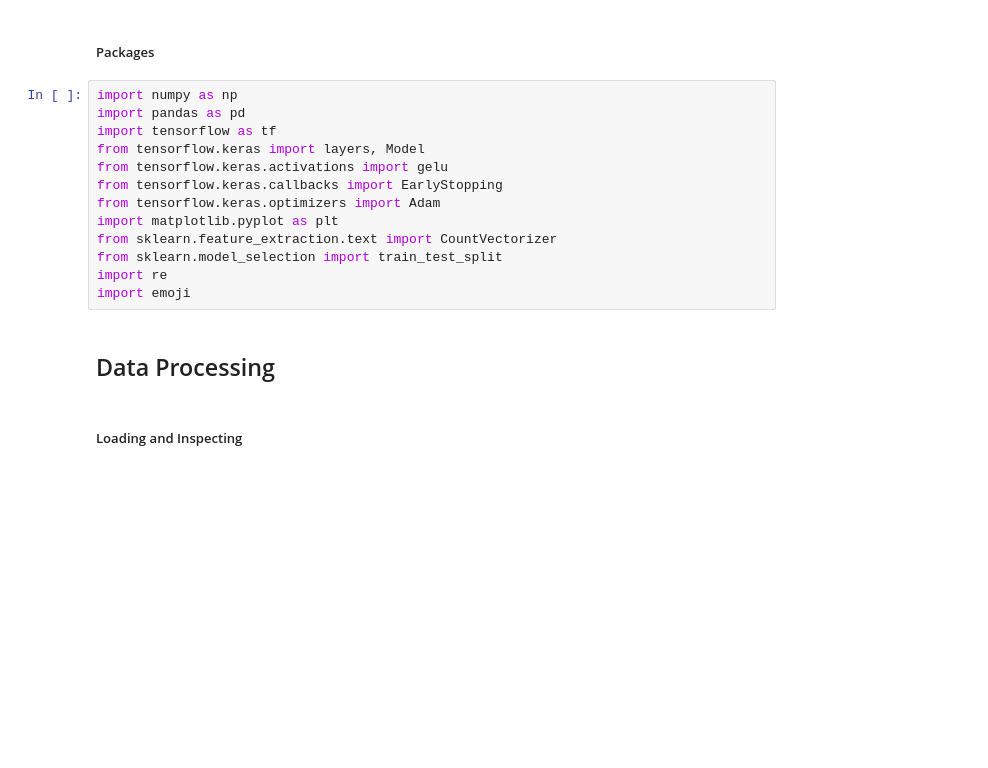
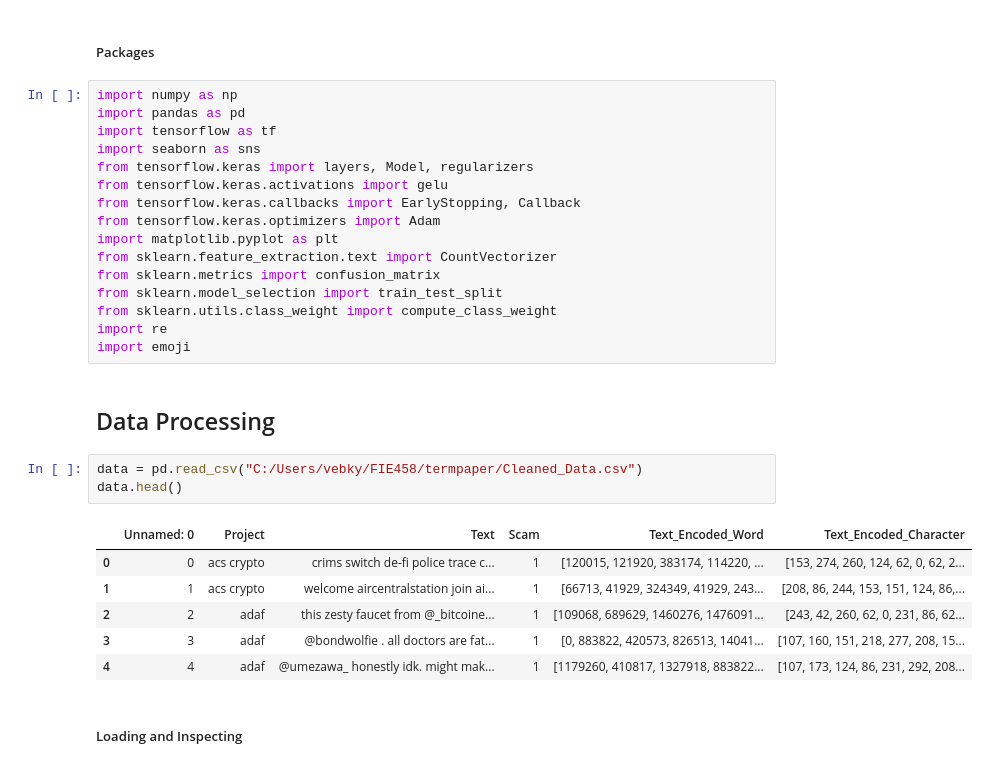
Before and after one commit to vebyorn/NHH, a Jupyter notebook: Deep Learning/BOWCNN.ipynb, the cells around one changed output. Drawn from its saved outputs; the diff is of its cells as text; blank space fills up the shorter version.

```diff
--- a/Deep Learning/BOWCNN.ipynb
+++ b/Deep Learning/BOWCNN.ipynb
@@ -4,16 +4,29 @@
 import numpy as np
 import pandas as pd
 import tensorflow as tf
-from tensorflow.keras import layers, Model
+import seaborn as sns
+from tensorflow.keras import layers, Model, regularizers
 from tensorflow.keras.activations import gelu
-from tensorflow.keras.callbacks import EarlyStopping
+from tensorflow.keras.callbacks import EarlyStopping, Callback
 from tensorflow.keras.optimizers import Adam
 import matplotlib.pyplot as plt
 from sklearn.feature_extraction.text import CountVectorizer
+from sklearn.metrics import confusion_matrix
 from sklearn.model_selection import train_test_split
+from sklearn.utils.class_weight import compute_class_weight
 import re
 import emoji
 # %% [markdown]
 ## Data Processing
+# %%
+data = pd.read_csv("C:/Users/vebky/FIE458/termpaper/Cleaned_Data.csv")
+data.head()
+# %% [output]
+|  | Unnamed: 0 | Project | Text | Scam | Text_Encoded_Word | Text_Encoded_Character |
+| 0 | 0 | acs crypto | crims switch de-fi police trace c... | 1 | [120015, 121920, 383174, 114220, ... | [153, 274, 260, 124, 62, 0, 62, 2... |
+| 1 | 1 | acs crypto | welcome aircentralstation join ai... | 1 | [66713, 41929, 324349, 41929, 243... | [208, 86, 244, 153, 151, 124, 86,... |
+| 2 | 2 | adaf | this zesty faucet from @_bitcoine... | 1 | [109068, 689629, 1460276, 1476091... | [243, 42, 260, 62, 0, 231, 86, 62... |
+| 3 | 3 | adaf | @bondwolfie . all doctors are fat... | 1 | [0, 883822, 420573, 826513, 14041... | [107, 160, 151, 218, 277, 208, 15... |
+| 4 | 4 | adaf | @umezawa_ honestly idk. might mak... | 1 | [1179260, 410817, 1327918, 883822... | [107, 173, 124, 86, 231, 292, 208... |
 # %% [markdown]
 ##### Loading and Inspecting
```
Also changed, not shown: parts of 33 cells of this notebook.
